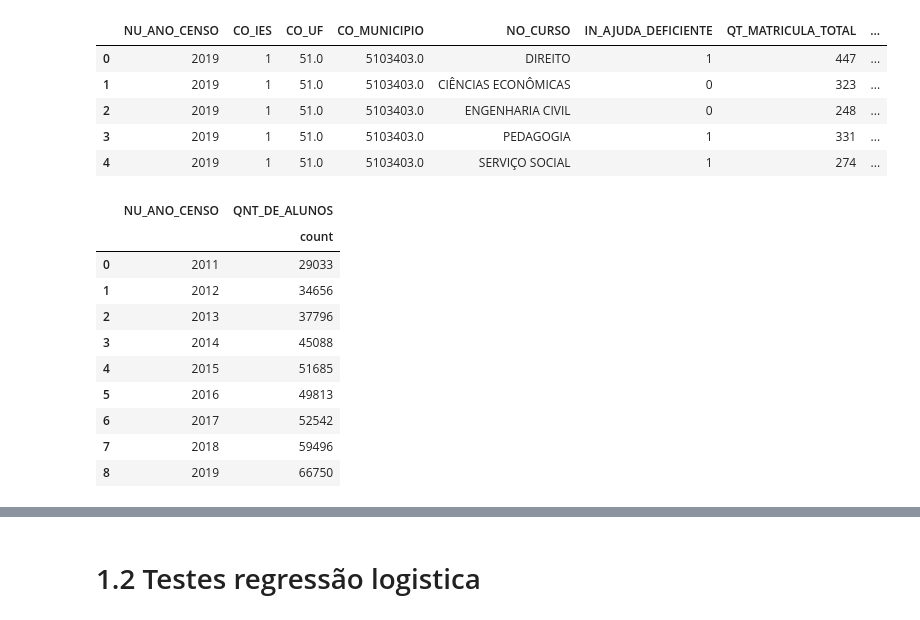
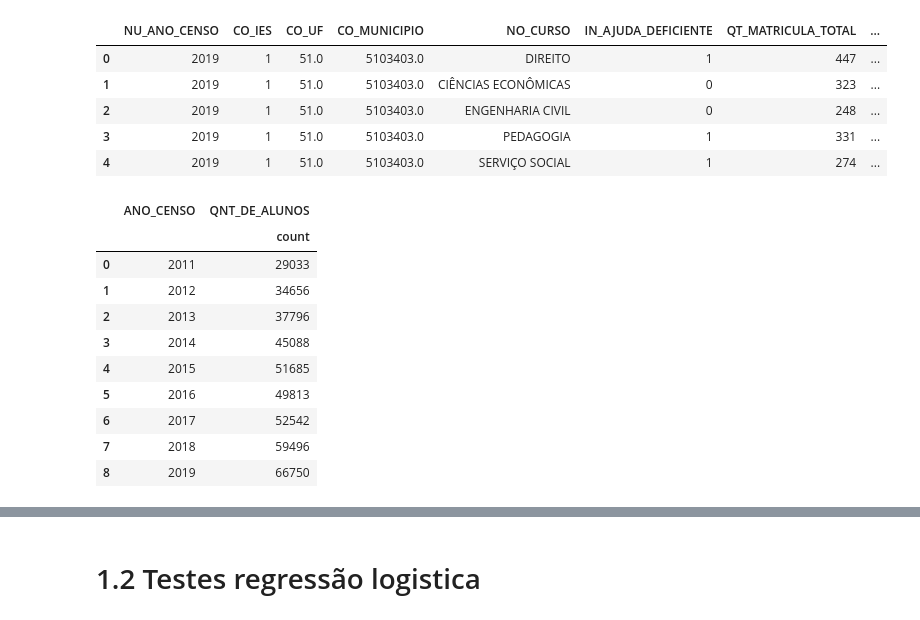
Before and after one commit to roxacarv/edulearn, a Jupyter notebook: Regressão_logistica_e_polinomial.ipynb, the cells around one changed output, grey strips where cells are left out. Cells and saved outputs as stored; diff of their text form; code cells hidden in the pictures.

```diff
--- a/Regressão_logistica_e_polinomial.ipynb
+++ b/Regressão_logistica_e_polinomial.ipynb
@@ -60,10 +60,13 @@ df_2019['NU_ANO_CENSO'] = 2019
 # %%
 df_regressao = pd.concat([df_2011, df_2012, df_2013, df_2014, df_2015, df_2016, df_2017, df_2018, df_2019])
 df_regressao['QNT_DE_ALUNOS'] = 'NaN'
 df_alunos_anos = df_regressao.groupby('NU_ANO_CENSO').agg({'QNT_DE_ALUNOS': ['count']}).reset_index()
+df_alunos_anos = df_alunos_anos.rename(columns={
+    'NU_ANO_CENSO':'ANO_CENSO',
+})
 df_alunos_anos
 # %% [output]
-|  | NU_ANO_CENSO | QNT_DE_ALUNOS |
+|  | ANO_CENSO | QNT_DE_ALUNOS |
 |  |  | count |
 | 0 | 2011 | 29033 |
 | 1 | 2012 | 34656 |
```
Also changed, not shown: parts of 52 cells of this notebook.
